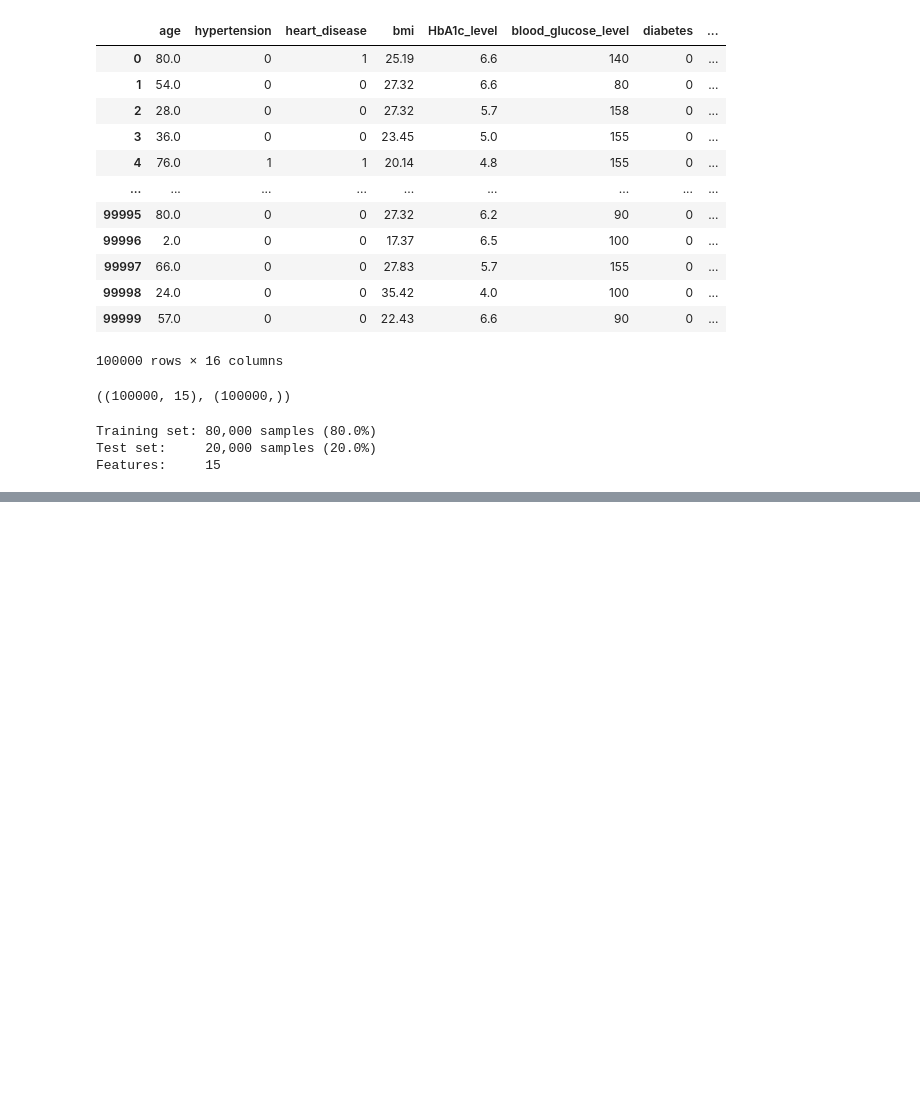
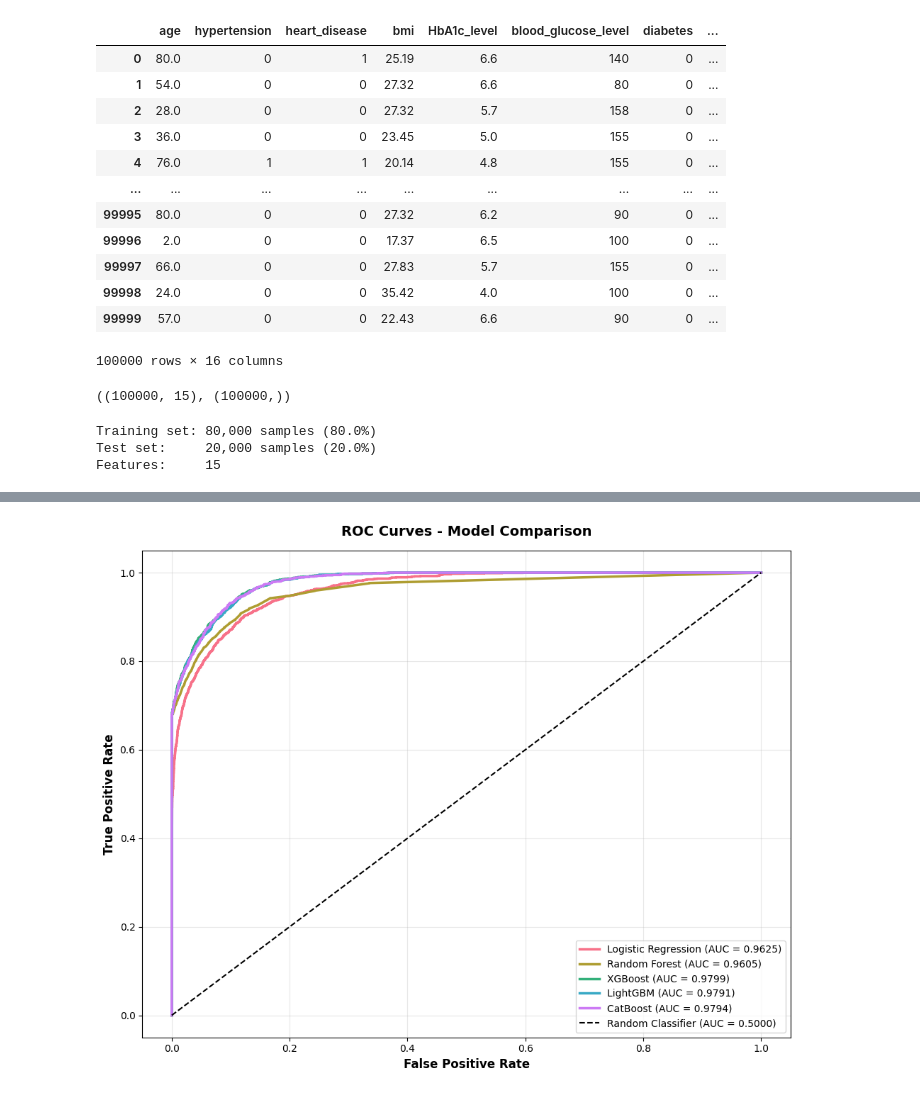
Before and after one commit to harshaiml/aiml-daily-practice, a Jupyter notebook: notebooks/IM Session 24 - case-study Deep-Dive/Healthcare_Diabetes_EDA_Analysis.ipynb, the cells around one changed output, grey strips where cells are left out. Saved outputs shown, nothing was run; the diff lists cells and outputs as text; code cells hidden in the pictures; blank space fills up the shorter version.

```diff
--- a/notebooks/IM Session 24 - case-study Deep-Dive/Healthcare_Diabetes_EDA_Analysis.ipynb
+++ b/notebooks/IM Session 24 - case-study Deep-Dive/Healthcare_Diabetes_EDA_Analysis.ipynb
@@ -342,0 +410,24 @@ NameError: name 'LogisticRegression' is not defined
+# %%
+plt.figure(figsize=(10, 8))
+
+colors = sns.color_palette('husl', len(models_config))
+
+for idx, result in enumerate(results):
+    if result['Probabilities'] is not None:
+        fpr, tpr, _ = roc_curve(y_test, result['Probabilities'])
+        auc = result['ROC AUC']
+        plt.plot(fpr, tpr, label=f"{result['Model']} (AUC = {auc:.4f})",
+                 linewidth=2.5, color=colors[idx])
+
+# Diagonal reference line
+plt.plot([0, 1], [0, 1], 'k--', linewidth=1.5, label='Random Classifier (AUC = 0.5000)')
+
+plt.xlabel('False Positive Rate', fontsize=12, fontweight='bold')
+plt.ylabel('True Positive Rate', fontsize=12, fontweight='bold')
+plt.title('ROC Curves - Model Comparison', fontsize=14, fontweight='bold', pad=15)
+plt.legend(loc='lower right', fontsize=10)
+plt.grid(alpha=0.3)
+plt.tight_layout()
+plt.show()
+# %% [output]
+[figure, added]
```
Also changed, not shown: parts of 7 cells of this notebook, 4 other files.
